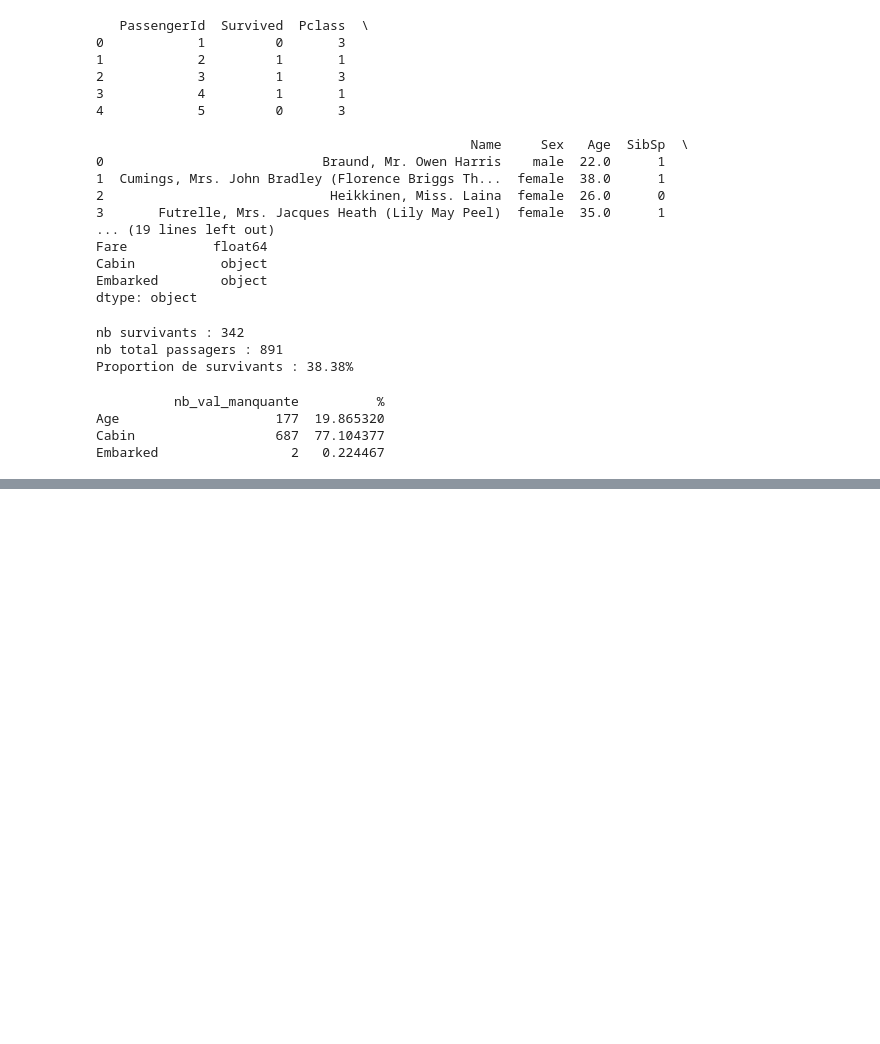
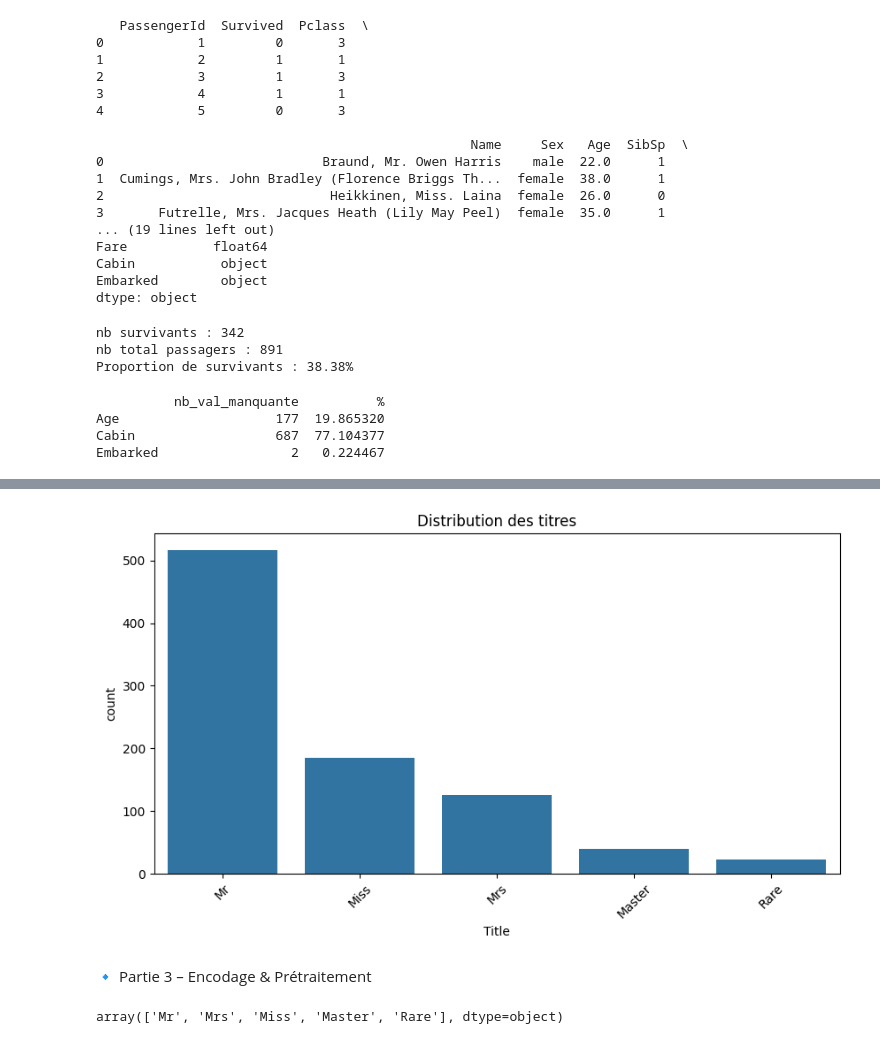
Before and after one commit to RotsySabrina/titanic_survival_prediction, a Jupyter notebook: classification_titanic.ipynb, the cells around one changed output, grey strips where cells are left out. Saved outputs shown, nothing was run; the diff lists cells and outputs as text; code cells hidden in the pictures; blank space fills up the shorter version.

Commit message:
Nettoyage & Préparation ET Encodage & Prétraitement

```diff
--- a/classification_titanic.ipynb
+++ b/classification_titanic.ipynb
@@ -56,0 +153,18 @@ Embarked                 2   0.224467
+# %%
+df['Title'] = df['Title'].replace({
+    'Mlle': 'Miss',
+    'Ms': 'Miss',
+    'Mme': 'Mrs',
+    'Dr': 'Rare',
+    'Rev': 'Rare',
+    'Major': 'Rare',
+    'Col': 'Rare',
+    'Capt': 'Rare',
+    'Sir': 'Rare',
+    'Lady': 'Rare',
+    'Don': 'Rare',
+    'Countess': 'Rare',
+    'Jonkheer': 'Rare'
+})
+
+print(df['Title'].value_counts())
@@ -56,0 +179,16 @@ Embarked                 2   0.224467
+# %%
+plt.figure(figsize=(10, 5))
+sns.countplot(data=df, x='Title', order=df['Title'].value_counts().index)
+plt.title("Distribution des titres")
+plt.xticks(rotation=45)
+plt.show()
+# %% [output]
+[figure, added]
+# %% [markdown]
+ 🔹 Partie 3 – Encodage & Prétraitement
+# %%
+df['Sex'].unique()
+df['Embarked'].unique()
+df['Title'].unique()
+# %% [output]
+array(['Mr', 'Mrs', 'Miss', 'Master', 'Rare'], dtype=object)
```
Also changed, not shown: parts of 14 cells of this notebook.
